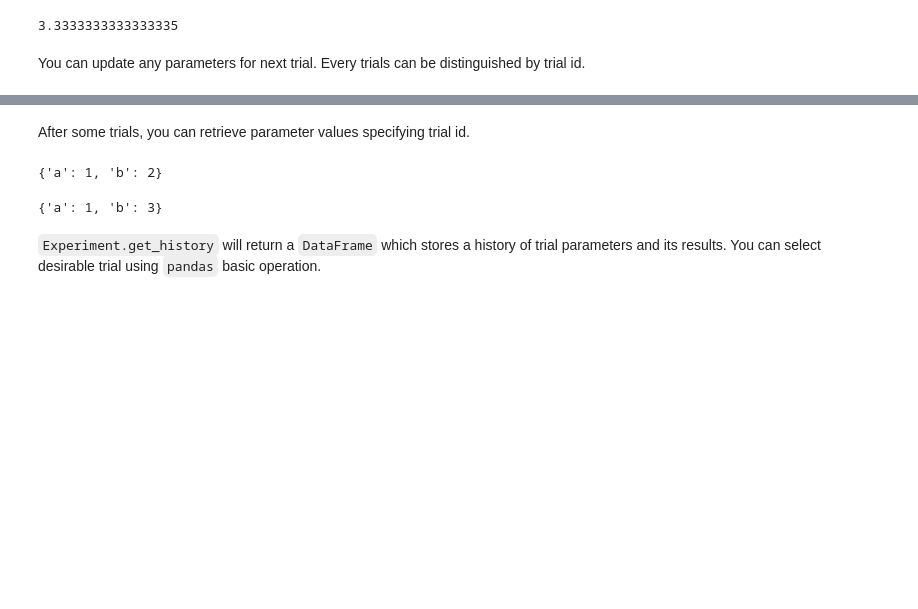
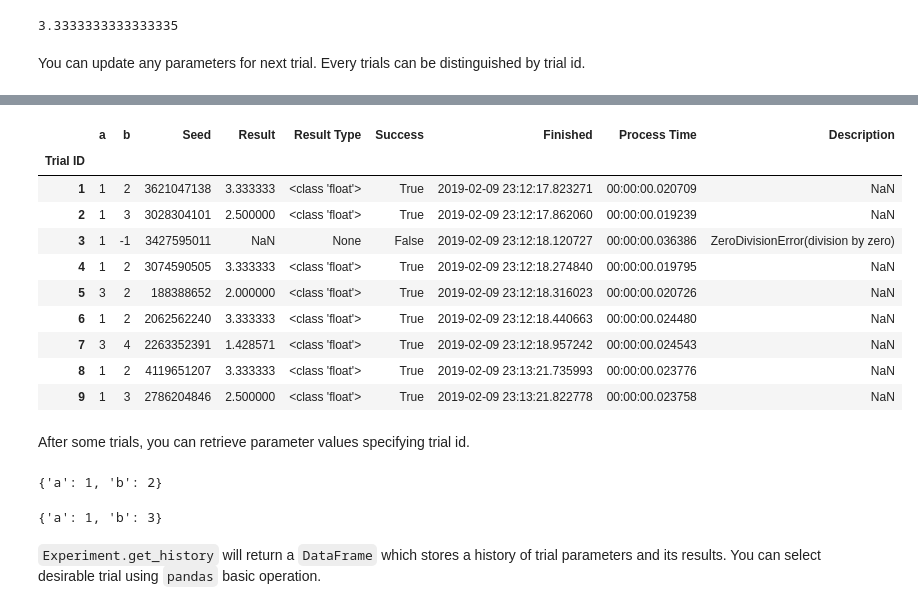
Before and after one commit to sinhrks/daskperiment, a Jupyter notebook: notebook/quickstart.ipynb, the cells around one changed output, grey strips where cells are left out. Drawn from its saved outputs; the diff is of its cells as text; code cells hidden in the pictures; blank space fills up the shorter version.

Commit message:
ENH: Add seed management (#33)

```diff
--- a/notebook/quickstart.ipynb
+++ b/notebook/quickstart.ipynb
@@ -95,4 +99,18 @@ s.compute()
 2.5
+# %%
+ex.get_history()
+# %% [output]
+|  | a | b | Seed | Result | Result Type | Success | Finished | Process Time | Description |
+| Trial ID |  |  |  |  |  |  |  |  |  |
+| 1 | 1 | 2 | 3621047138 | 3.333333 | <class 'float'> | True | 2019-02-09 23:12:17.823271 | 00:00:00.020709 | NaN |
+| 2 | 1 | 3 | 3028304101 | 2.500000 | <class 'float'> | True | 2019-02-09 23:12:17.862060 | 00:00:00.019239 | NaN |
+| 3 | 1 | -1 | 3427595011 | NaN | None | False | 2019-02-09 23:12:18.120727 | 00:00:00.036386 | ZeroDivisionError(division by zero) |
+| 4 | 1 | 2 | 3074590505 | 3.333333 | <class 'float'> | True | 2019-02-09 23:12:18.274840 | 00:00:00.019795 | NaN |
+| 5 | 3 | 2 | 188388652 | 2.000000 | <class 'float'> | True | 2019-02-09 23:12:18.316023 | 00:00:00.020726 | NaN |
+| 6 | 1 | 2 | 2062562240 | 3.333333 | <class 'float'> | True | 2019-02-09 23:12:18.440663 | 00:00:00.024480 | NaN |
+| 7 | 3 | 4 | 2263352391 | 1.428571 | <class 'float'> | True | 2019-02-09 23:12:18.957242 | 00:00:00.024543 | NaN |
+| 8 | 1 | 2 | 4119651207 | 3.333333 | <class 'float'> | True | 2019-02-09 23:13:21.735993 | 00:00:00.023776 | NaN |
+| 9 | 1 | 3 | 2786204846 | 2.500000 | <class 'float'> | True | 2019-02-09 23:13:21.822778 | 00:00:00.023758 | NaN |
 # %% [markdown]
 After some trials, you can retrieve parameter values specifying trial id.
 # %%
```
Also changed, not shown: parts of 24 cells of this notebook, 3 other files.
